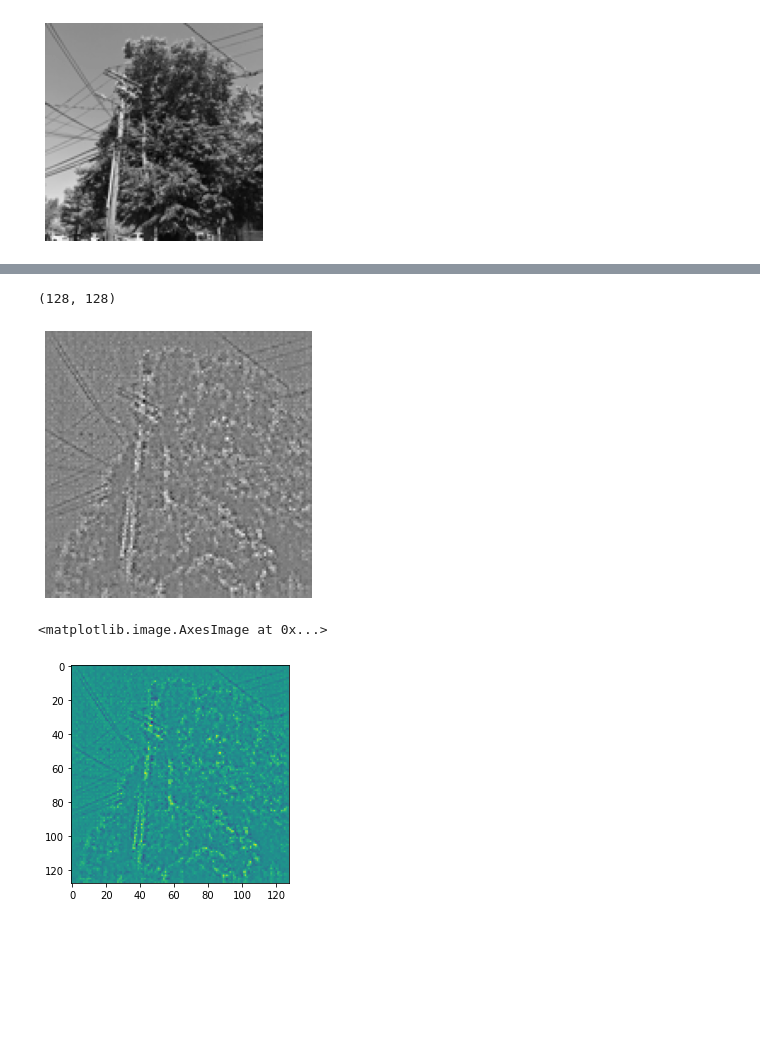
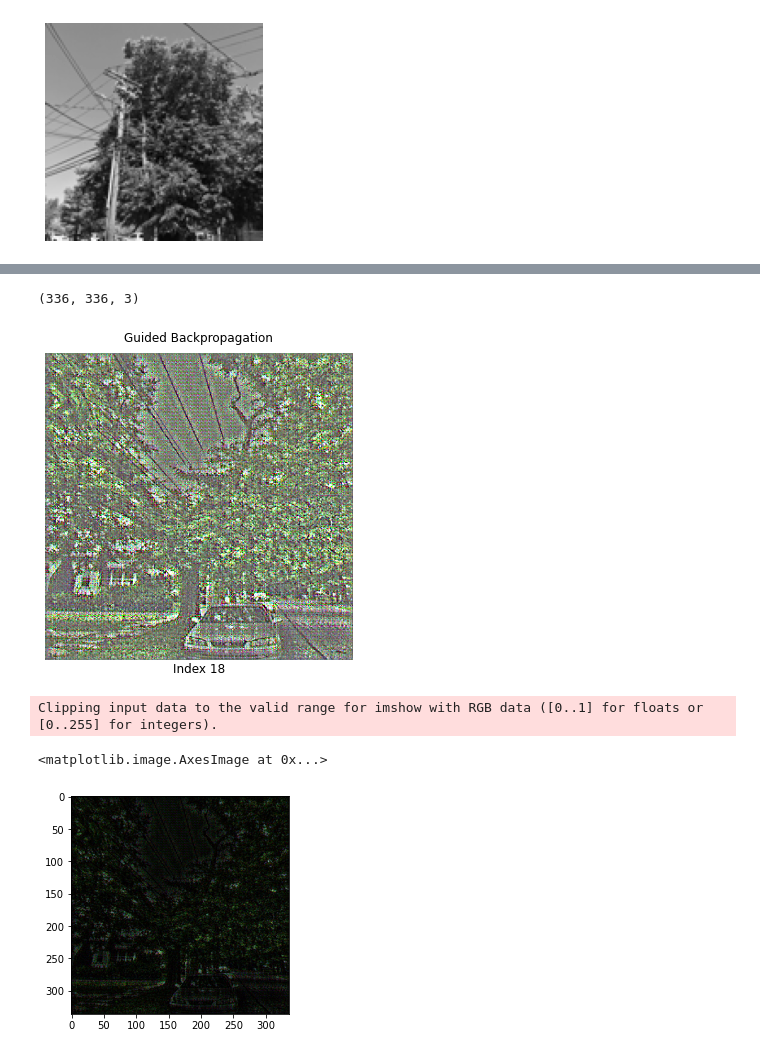
Before and after one commit to narslab/vis-inference, a Jupyter notebook: bin/jupyter/visualization-techniques.ipynb, the cells around one changed output, grey strips where cells are left out. Cells and saved outputs as stored; diff of their text form; code cells hidden in the pictures; blank space fills up the shorter version.

Commit message:
Plotted the visualiztions of 336px models

```diff
--- a/bin/jupyter/visualization-techniques.ipynb
+++ b/bin/jupyter/visualization-techniques.ipynb
@@ -36,17 +36,17 @@ from sklearn.metrics import classification_report, accuracy_score, f1_score, pre
 from sklearn.model_selection import train_test_split, StratifiedShuffleSplit
 # %%
 # Globals
-NUM_CHANNELS = 1
-RESOLUTION_LIST = [128] # 64, 128] #, 224, 384]
+NUM_CHANNELS = 3
+RESOLUTION_LIST = [336] # 64, 128] #, 224, 384]
 SCENARIO_LIST = ["PrPo_Im"] #, "Pr_Im", "Pr_PoIm", "Pr_Po_Im"]
 NUM_EPOCHS = 20
 SAVED_MODEL_DIR = '../../results/models/'
 MODEL_PERFORMANCE_METRICS_DIR = '../../results/model-performance/'
-FULL_MODEL_PATH = '../../results/models/opt-cnn-PrPo_Im-128-px/model'
+FULL_MODEL_PATH = '../../results/models/opt-cnn-base-PrPo_Im-w-336-px-h-336-px/model'
 # %%
 ## these can also be globally set.
 trial_seed = 1
 class_labels = getClassLabels("PrPo_Im")
 image_sets = createResolutionScenarioImageDict(RESOLUTION_LIST, SCENARIO_LIST)
-training_images, validation_images, training_labels, validation_labels =  train_test_split(np.array([np.expand_dims(x[0],axis=2) for x in image_sets[128]["PrPo_Im"]]),
-                np.array([x[1] for x in image_sets[128]["PrPo_Im"]]), stratify= np.array([x[1] for x in image_sets[128]["PrPo_Im"]]), test_size=.2, random_state = trial_seed)
+training_images, validation_images, training_labels, validation_labels =  train_test_split(np.array([np.expand_dims(x[0],axis=2) for x in image_sets[336]["PrPo_Im"]]),
+                np.array([x[1] for x in image_sets[336]["PrPo_Im"]]), stratify= np.array([x[1] for x in image_sets[336]["PrPo_Im"]]), test_size=.2, random_state = trial_seed)
@@ -92,7 +110,7 @@ def grad_cam(index):
 # %%
 def guided_backprop(index, activation_layer):
     # Reference: https://colab.research.google.com/drive/17tAC7xx2IJxjK700bdaLatTVeDA02GJn#scrollTo=jgTRCYgX4oz-&line=1&uniqifier=1
-    backprop_image = validation_images[index]
+    backprop_image = validation_images[index].reshape(1, 336, 336, 3)
     @tf.custom_gradient
     def guidedRelu(x):
         def grad(dy):
@@ -247,15 +273,16 @@ def renderGBP(index, normalize=False, save=False, grid=False, c_map='gist_gray')
         plt.savefig(save_name)
     return (gbp)
 # %%
-gbp1 = renderGBP(18, True, False, True)
+gbp1 = renderGBP(18, True, False, False)
 # %% [output]
-(128, 128)
+(336, 336, 3)
-[figure, old version]
+[figure, new version]
 # %%
 plt.imshow(np.squeeze(gbp1))
 # %% [output]
-<matplotlib.image.AxesImage at 0x...>
+Clipping input data to the valid range for imshow with RGB data ([0..1] for floats or [0..255] for integers).
+<matplotlib.image.AxesImage at 0x...>
-[figure, old version]
+[figure, new version]
 # %%
 def renderGGCAM(index, normalize=False, save=False, grid = False, c_map='gist_gray'):
     '''Visualizing Guided Grad-CAM output with an option to use normalized guided backpropagation gradients.'''
```
Also changed, not shown: parts of 13 cells of this notebook.
